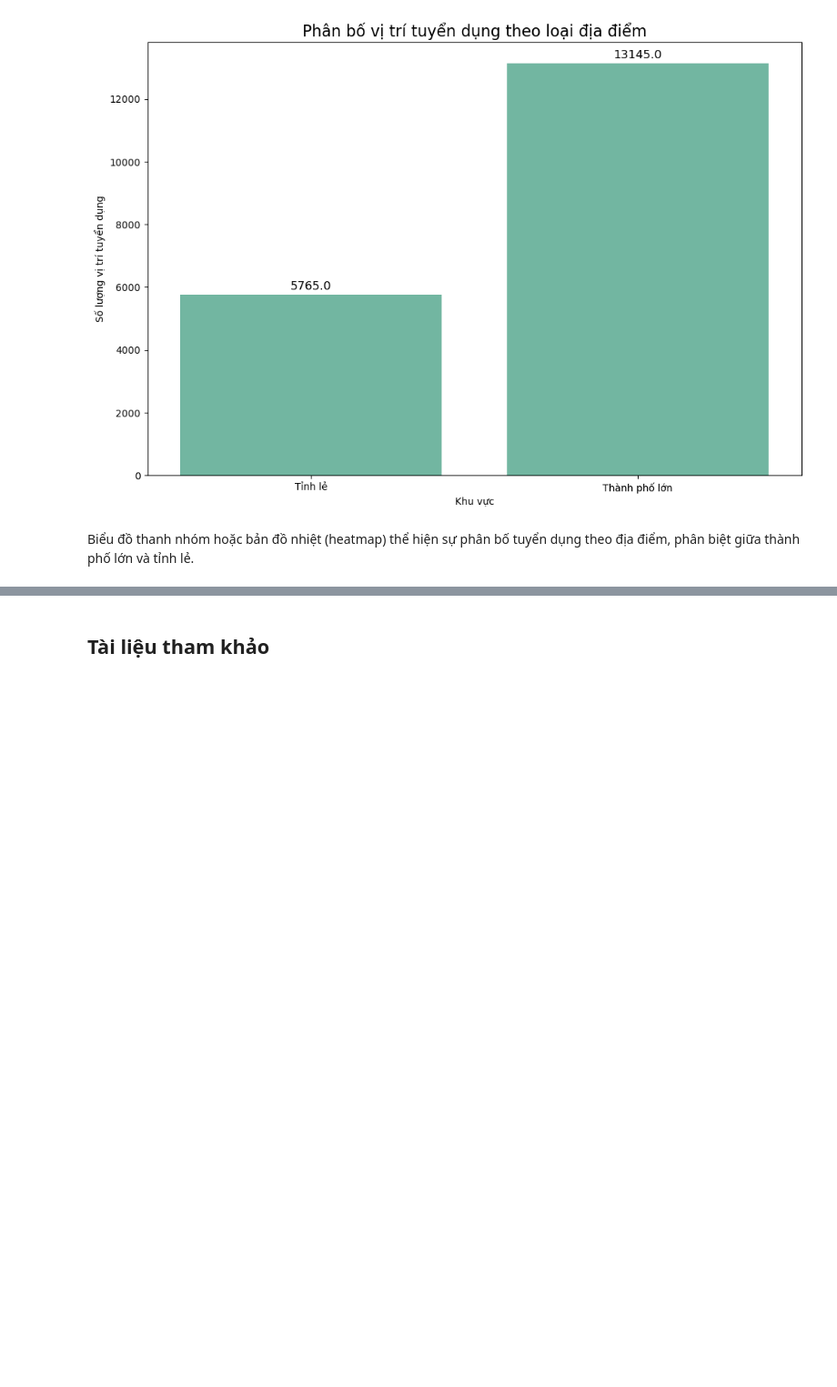
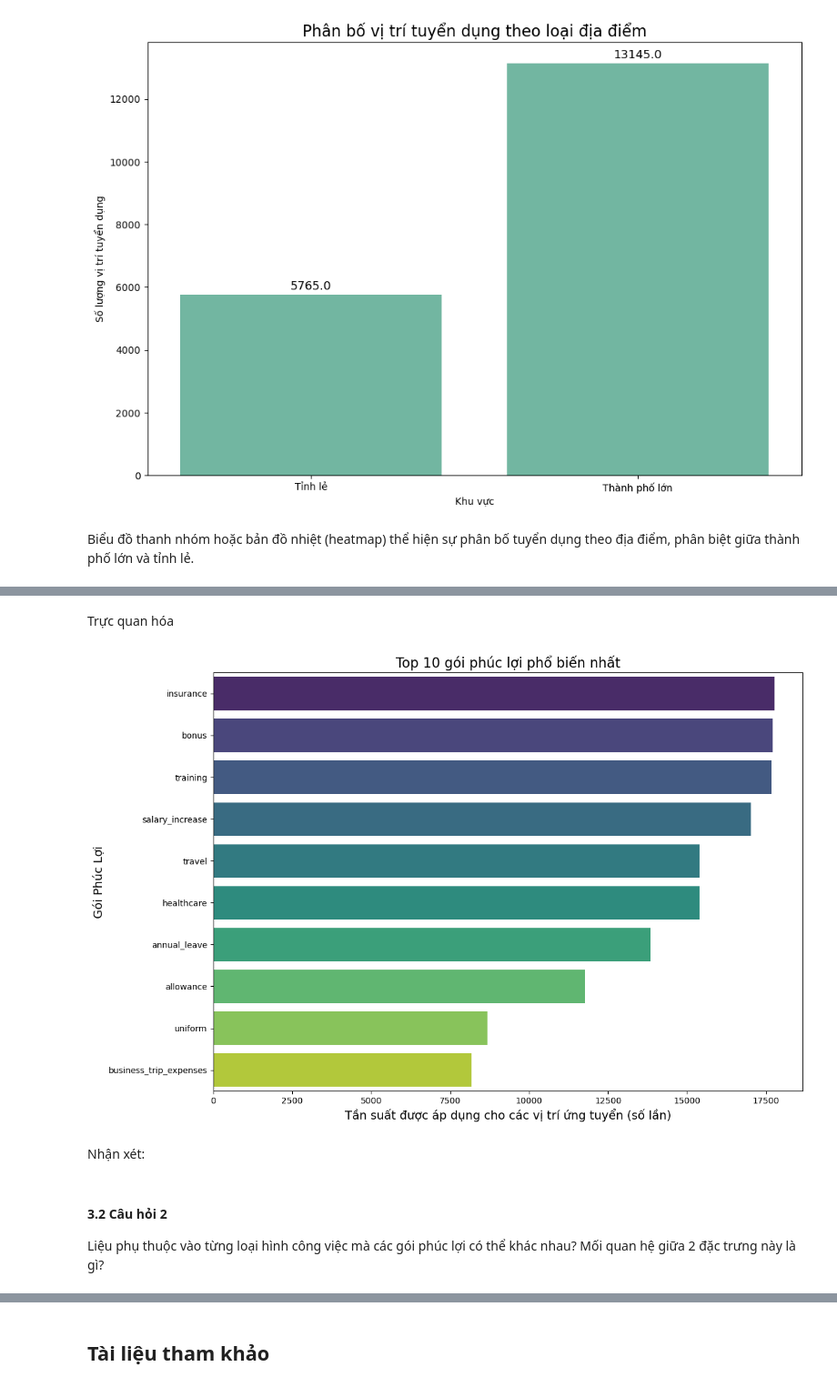
Before and after one commit to Dzivilord/carrerModeling, a Jupyter notebook: ExploringData/VisualizationData.ipynb, the cells around one changed output, grey strips where cells are left out. Shown at 91% size. Saved outputs shown, nothing was run; the diff lists cells and outputs as text; code cells hidden in the pictures; blank space fills up the shorter version.

```diff
--- a/ExploringData/VisualizationData.ipynb
+++ b/ExploringData/VisualizationData.ipynb
@@ -824,0 +816,3 @@ plt.show()
+# %%
+# Xóa các dòng mang giá trị 'Not specified' trong cột 'Employment Type'
+df_welfare = df[df['Welfare'] != 'not_specified']
@@ -824,0 +823,14 @@ plt.show()
+# %%
+# Tách các phúc lợi bằng dấu phẩy thành danh sách
+df_welfare.loc[:, 'Welfare'] = df_welfare['Welfare'].str.split(',')
+
+# Chuyển đổi các danh sách thành các dòng riêng biệt
+df_welfare = df_welfare.explode('Welfare')
+
+# Loại bỏ khoảng trắng dư thừa (nếu có) và đảm bảo các tên phúc lợi không có lỗi chính tả
+df_welfare['Welfare'] = df_welfare['Welfare'].str.strip()
+
+# Tính tổng số lần mỗi gói phúc lợi xuất hiện
+welfare_counts = df_welfare['Welfare'].value_counts().reset_index()
+welfare_counts.columns = ['Welfare', 'Count']
+print(welfare_counts)
@@ -824,0 +854,31 @@ plt.show()
+# %% [markdown]
+Trực quan hóa
+# %%
+# Chọn Top 10 phúc lợi phổ biến nhất
+top_n = 10
+top_welfare = welfare_counts.head(top_n)
+
+plt.figure(figsize=(12,8))
+sns.barplot(
+    data=top_welfare,
+    x='Count',
+    y='Welfare',
+    hue='Welfare',
+    palette='viridis',
+    dodge=False
+)
+
+plt.title(f'Top {top_n} gói phúc lợi phổ biến nhất', fontsize=16)
+plt.xlabel('Tần suất được áp dụng cho các vị trí ứng tuyển (số lần)', fontsize=14)
+plt.ylabel('Gói Phúc Lợi', fontsize=14)
+plt.legend([], [], frameon=False)
+plt.tight_layout()
+plt.show()
+# %% [output]
+[figure, added]
+# %% [markdown]
+Nhận xét:
+# %% [markdown]
+#### 3.2 Câu hỏi 2 <a id="ii3b"></a>
+
+Liệu phụ thuộc vào từng loại hình công việc mà các gói phúc lợi có thể khác nhau? Mối quan hệ giữa 2 đặc trưng này là gì?
```
Also changed, not shown: parts of 31 cells of this notebook.
